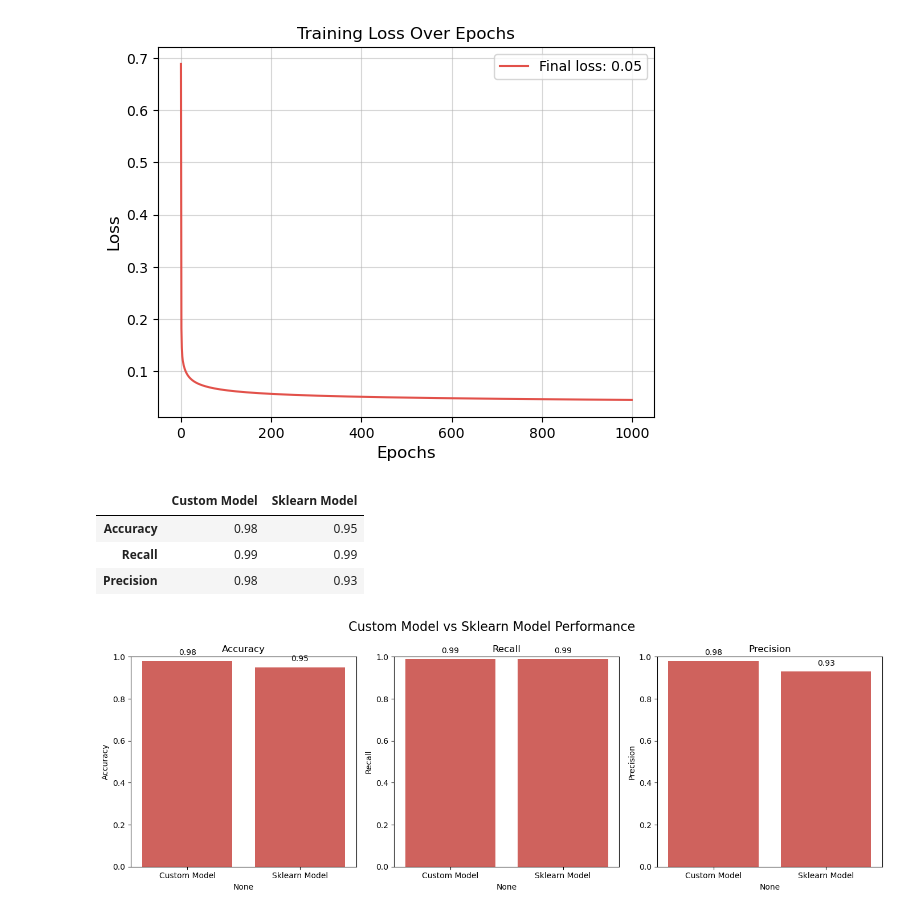
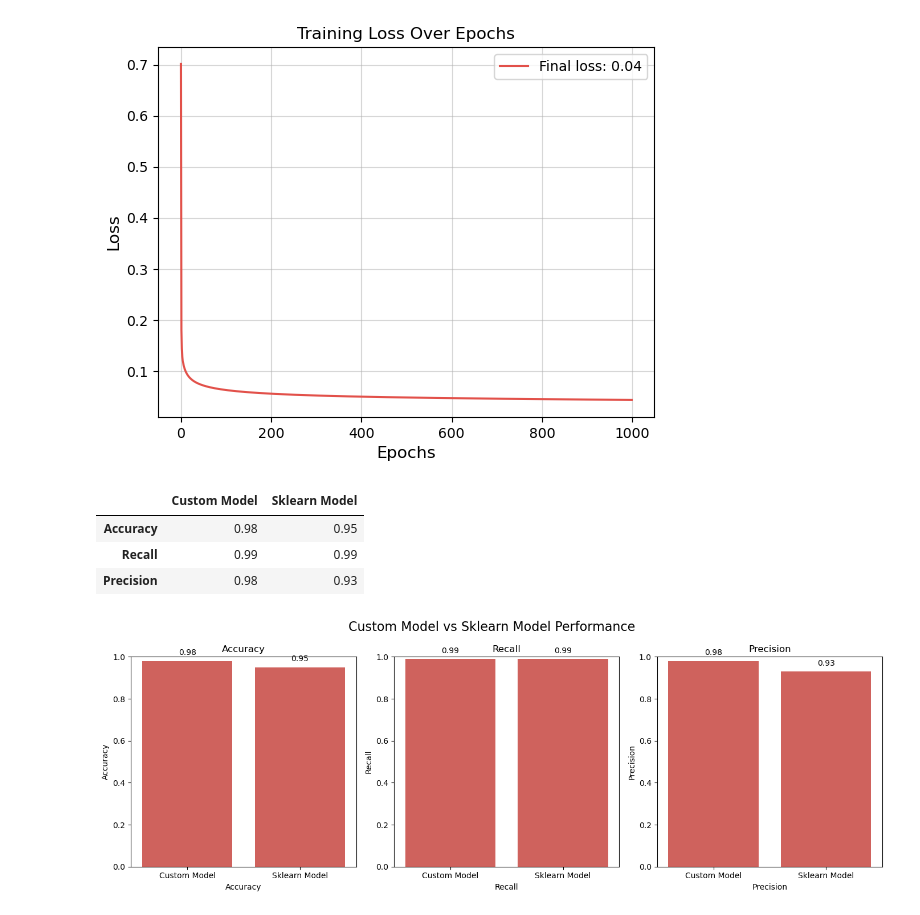
Before and after one commit to MustafaAdam/ml, a Jupyter notebook: custom models/logistic_regression/custom_logistic_regression_2.ipynb, the cells around one changed output. Cells and saved outputs as stored; diff of their text form; code cells hidden in the pictures.

```diff
--- a/custom models/logistic_regression/custom_logistic_regression_2.ipynb
+++ b/custom models/logistic_regression/custom_logistic_regression_2.ipynb
@@ -291,7 +294,7 @@ X_test = scaler.transform(X_test)
 
 logistic_custom = CustomLogisticRegression(regularize=True,
                                            regularization_strength=0.01,
-                                           regularization_type='l1',
+                                           regularization_type='l2',
                                            learning_rate=1,
                                           verbose=True, log_every=100).fit(X_train, y_train)
 
@@ -314,4 +317,4 @@ Epoch 999   | Loss: 0.04510 | Weights Norm: 5.76690
-[figure, old version]
+[figure, new version]
 # %%
 predictions_custom = logistic_custom.predict(X_test)
 predictions_sklearn = logistic_sklearn.predict(X_test)
@@ -349,10 +352,11 @@ for ax, score in zip(axes, results_df.index):
     for i, value in enumerate(results_df.loc[score]):
         ax.text(i, value + 0.02, f"{value:.2f}", ha='center', va='bottom', fontsize=10)
 
+    ax.set_xlabel(score)
     ax.set_title(score)
     ax.set_ylim(0, 1)  # since metrics are between 0 and 1
 
 figure.suptitle("Custom Model vs Sklearn Model Performance", fontsize=16)
 figure.tight_layout()
 # %% [output]
-[figure, old version]
+[figure, new version]
```
Also changed, not shown: parts of 3 cells of this notebook, 6 other files.
